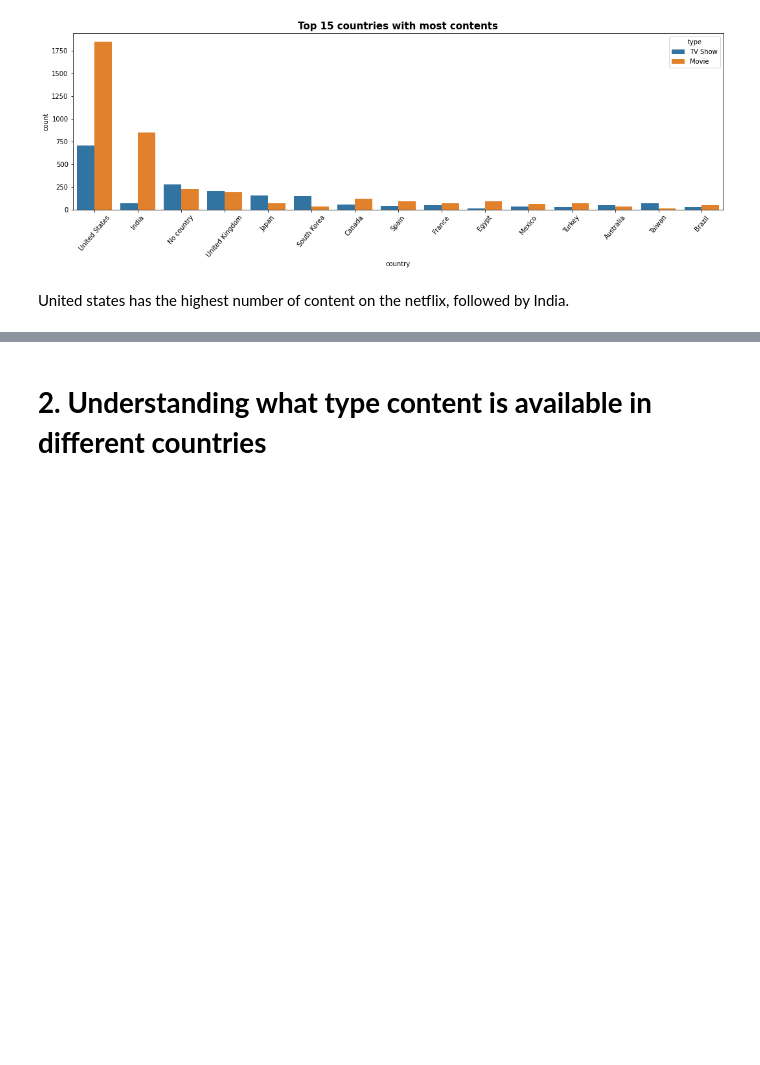
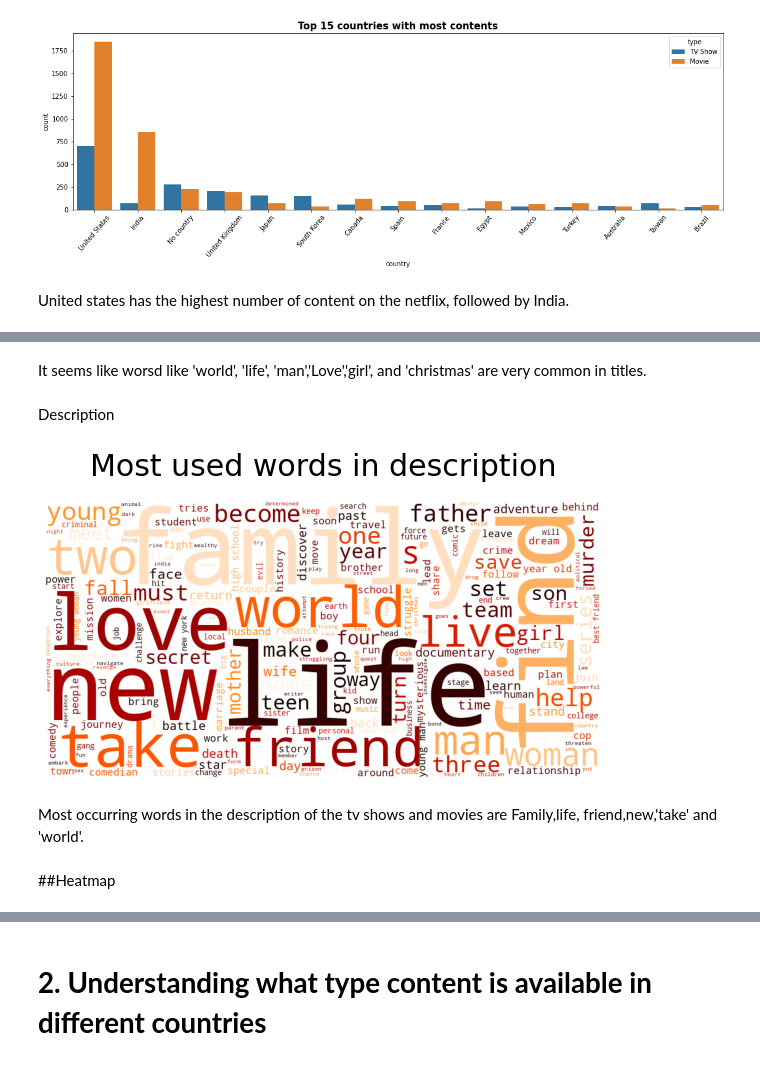
Before and after one commit to Ashfaquesayyed/Netflix-movies-and-TV-shows-clustering, a Jupyter notebook: Netflix_movies_and_TV_shows_clustering.ipynb, the cells around one changed output, grey strips where cells are left out. Cells and saved outputs as stored; diff of their text form; code cells hidden in the pictures; blank space fills up the shorter version.

```diff
--- a/Netflix_movies_and_TV_shows_clustering.ipynb
+++ b/Netflix_movies_and_TV_shows_clustering.ipynb
@@ -393,0 +417,47 @@ United states has the highest number of content on the netflix, followed by Indi
+# %% [markdown]
+It seems like worsd like 'world', 'life', 'man','Love','girl', and 'christmas' are very common in titles.
+# %% [markdown]
+Description
+# %%
+# Create a string to store all the words.
+comment_words = ''
+
+# Remove the stopwords.
+stopwords = set(STOPWORDS)
+
+# iterate through the column.
+for val in df.description:
+
+    # typecaste each val to string
+    val = str(val)
+
+    # split the value
+    tokens = val.split()
+
+    # Converts each token into lowercase
+    for i in range(len(tokens)):
+        tokens[i] = tokens[i].lower()
+
+    comment_words += " ".join(tokens)+" "
+
+wordcloud = WordCloud(width = 1000, height = 500,
+                background_color ='white',
+                stopwords = stopwords,
+                min_font_size = 10,
+                max_words = 1000,
+                colormap = 'gist_heat').generate(comment_words)
+
+# plot the WordCloud image
+plt.figure(figsize = (8, 8), facecolor = None)
+plt.title('Most used words in description', fontsize = 30, pad=25)
+plt.imshow(wordcloud)
+plt.axis("off")
+plt.tight_layout(pad = 0)
+
+plt.show()
+# %% [output]
+[figure, added]
+# %% [markdown]
+Most occurring words in the description of the tv shows and movies are Family,life, friend,new,'take' and 'world'.
+# %% [markdown]
+##Heatmap
```
Also changed, not shown: parts of 22 cells of this notebook.
